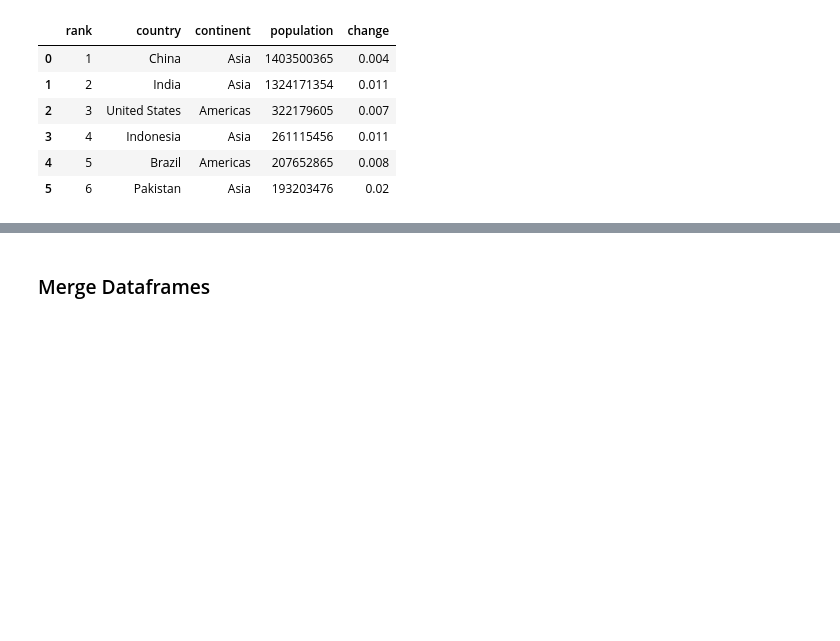
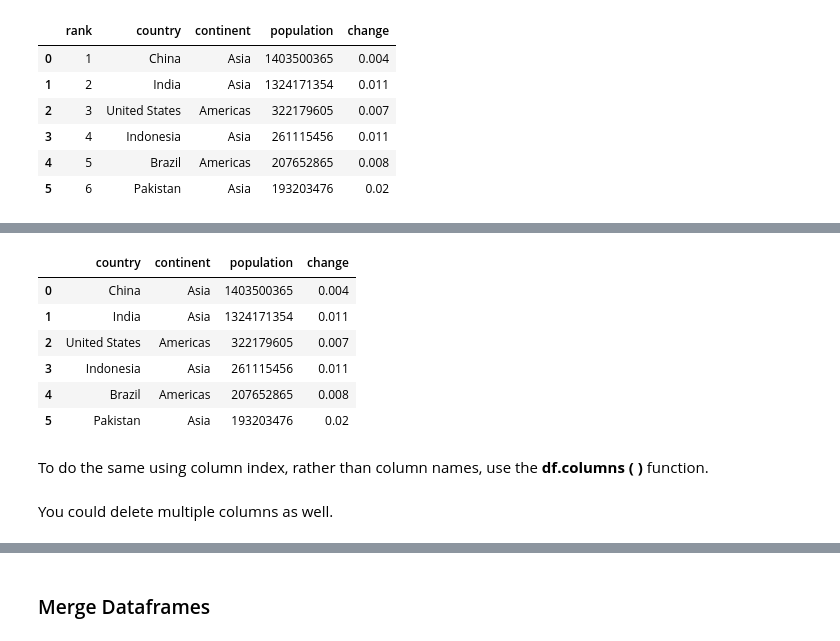
Before and after one commit to hotcode002/Machine-Learning-with-Python, a Jupyter notebook: week_1_basics/day_4_ml_data_structures_1/notebooks/pandas.ipynb, the cells around one changed output, grey strips where cells are left out. Drawn from its saved outputs; the diff is of its cells as text; code cells hidden in the pictures; blank space fills up the shorter version.

```diff
--- a/week_1_basics/day_4_ml_data_structures_1/notebooks/pandas.ipynb
+++ b/week_1_basics/day_4_ml_data_structures_1/notebooks/pandas.ipynb
@@ -448,0 +462,13 @@ df_new
+# %%
+df_new = df_new.drop("rank",axis=1)
+df_new
+# %% [output]
+|  | country | continent | population | change |
+| 0 | China | Asia | 1403500365 | 0.004 |
+| 1 | India | Asia | 1324171354 | 0.011 |
+| 2 | United States | Americas | 322179605 | 0.007 |
+| 3 | Indonesia | Asia | 261115456 | 0.011 |
+| 4 | Brazil | Americas | 207652865 | 0.008 |
+| 5 | Pakistan | Asia | 193203476 | 0.02 |
+# %% [markdown]
+To do the same using column index, rather than column names, use the **df.columns ( )** function.
@@ -448,0 +477,2 @@ df_new
+# %% [markdown]
+You could delete multiple columns as well.
```
Also changed, not shown: parts of 11 cells of this notebook, 2 other files.
